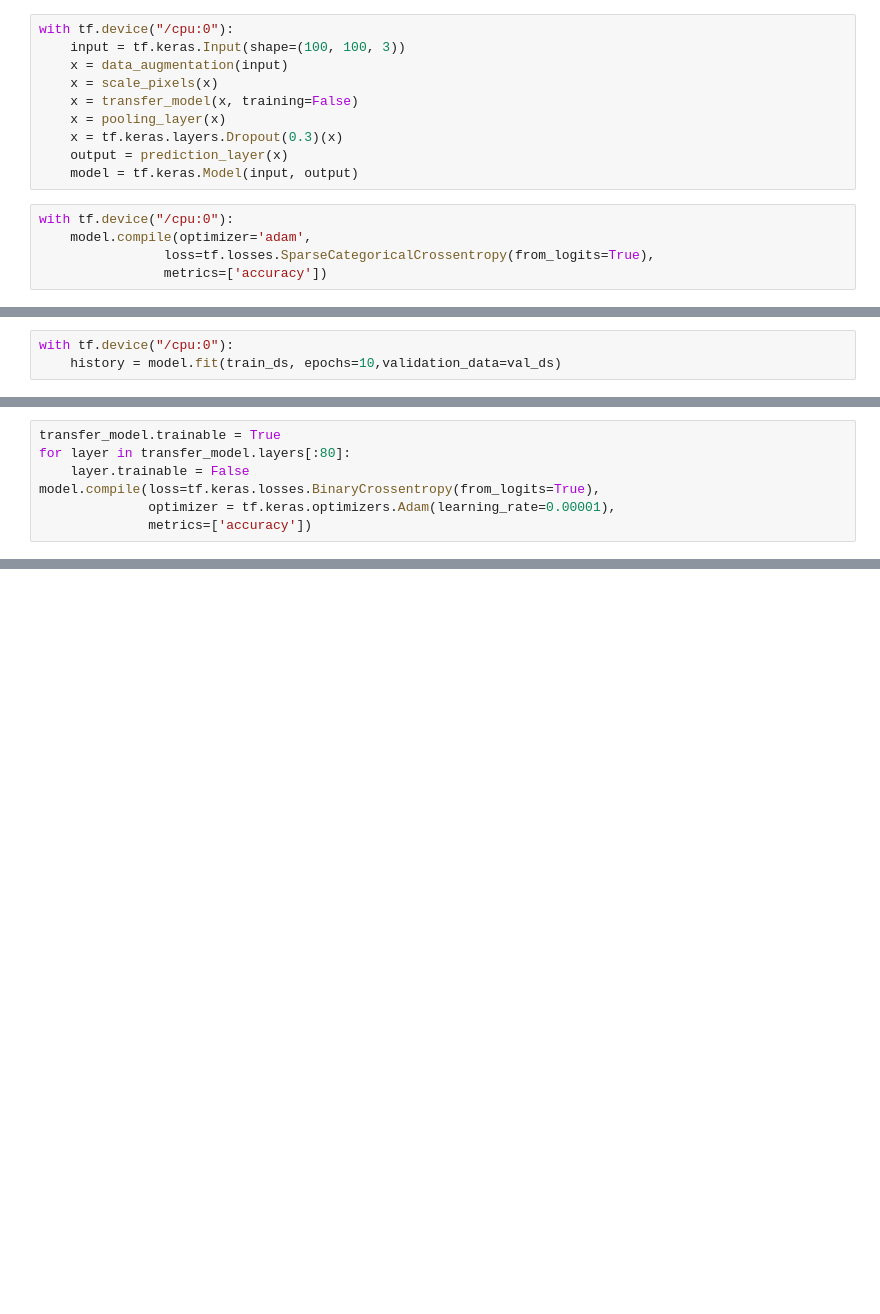
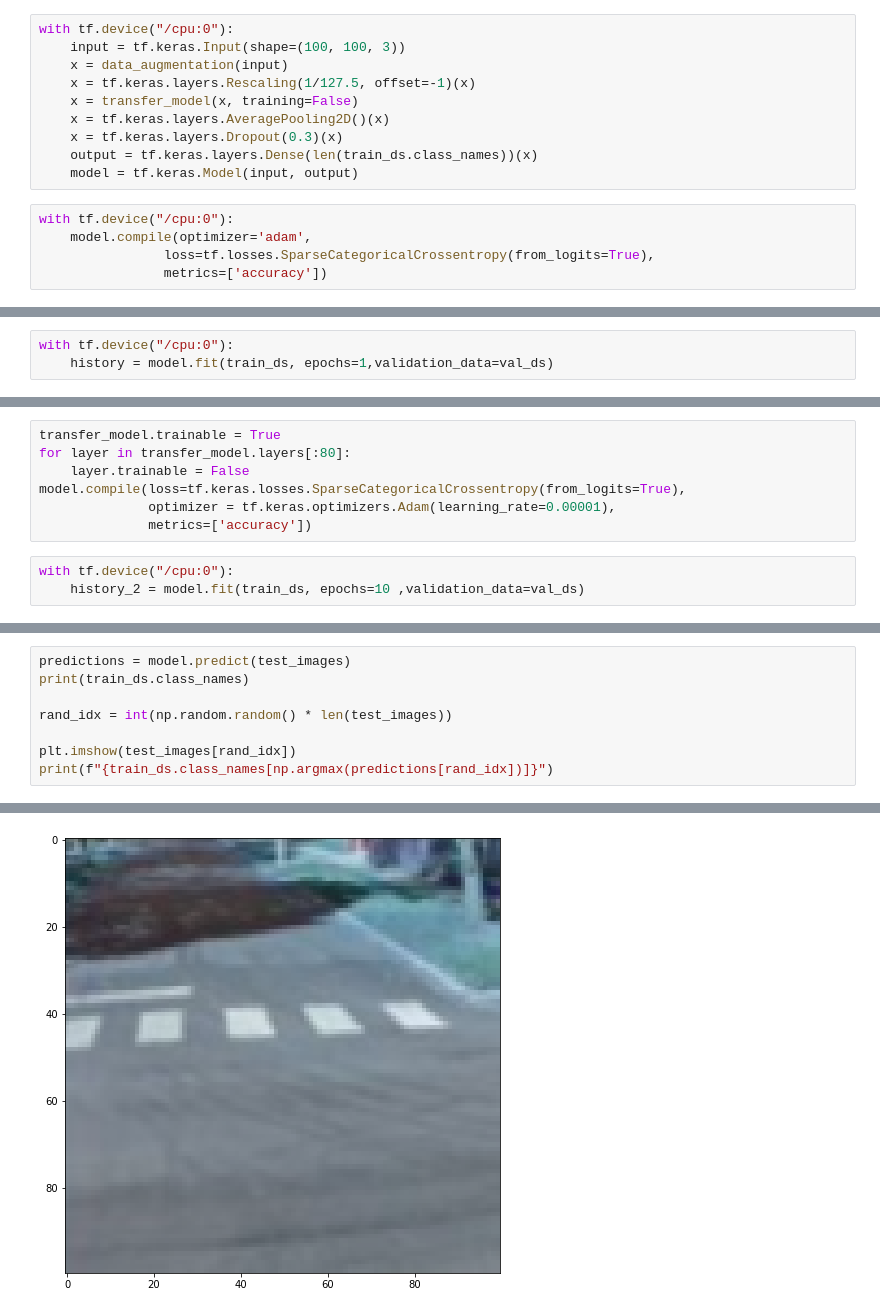
Before and after one commit to toastytato/CAPTCHA_Solver, a Jupyter notebook: Backend/transfer.ipynb, the cells around one changed output, grey strips where cells are left out. Drawn from its saved outputs; the diff is of its cells as text; blank space fills up the shorter version.

```diff
--- a/Backend/transfer.ipynb
+++ b/Backend/transfer.ipynb
@@ -121,11 +120,11 @@ predictions = prediction_layer(features_128_avg)
 with tf.device("/cpu:0"):
     input = tf.keras.Input(shape=(100, 100, 3))
     x = data_augmentation(input)
-    x = scale_pixels(x)
+    x = tf.keras.layers.Rescaling(1/127.5, offset=-1)(x)
     x = transfer_model(x, training=False)
-    x = pooling_layer(x)
+    x = tf.keras.layers.AveragePooling2D()(x)
     x = tf.keras.layers.Dropout(0.3)(x)
-    output = prediction_layer(x)
+    output = tf.keras.layers.Dense(len(train_ds.class_names))(x)
     model = tf.keras.Model(input, output)
 # %%
 with tf.device("/cpu:0"):
@@ -139,4 +134,4 @@ with tf.device("/cpu:0"):
 # %%
 with tf.device("/cpu:0"):
-    history = model.fit(train_ds, epochs=10,validation_data=val_ds)
+    history = model.fit(train_ds, epochs=1,validation_data=val_ds)
 # %% [output]
@@ -164,6 +140,9 @@ Epoch 10/10
 transfer_model.trainable = True
 for layer in transfer_model.layers[:80]:
     layer.trainable = False
-model.compile(loss=tf.keras.losses.BinaryCrossentropy(from_logits=True),
+model.compile(loss=tf.keras.losses.SparseCategoricalCrossentropy(from_logits=True),
               optimizer = tf.keras.optimizers.Adam(learning_rate=0.00001),
               metrics=['accuracy'])
+# %%
+with tf.device("/cpu:0"):
+    history_2 = model.fit(train_ds, epochs=10 ,validation_data=val_ds)
@@ -169,0 +178,9 @@ model.compile(loss=tf.keras.losses.BinaryCrossentropy(from_logits=True),
+# %%
+predictions = model.predict(test_images)
+print(train_ds.class_names)
+
+rand_idx = int(np.random.random() * len(test_images))
+
+plt.imshow(test_images[rand_idx])
+print(f"{train_ds.class_names[np.argmax(predictions[rand_idx])]}")
+# %% [output]
@@ -169,0 +189 @@ model.compile(loss=tf.keras.losses.BinaryCrossentropy(from_logits=True),
+[figure, added]
```
Also changed, not shown: parts of 14 cells of this notebook, 4 other files.
